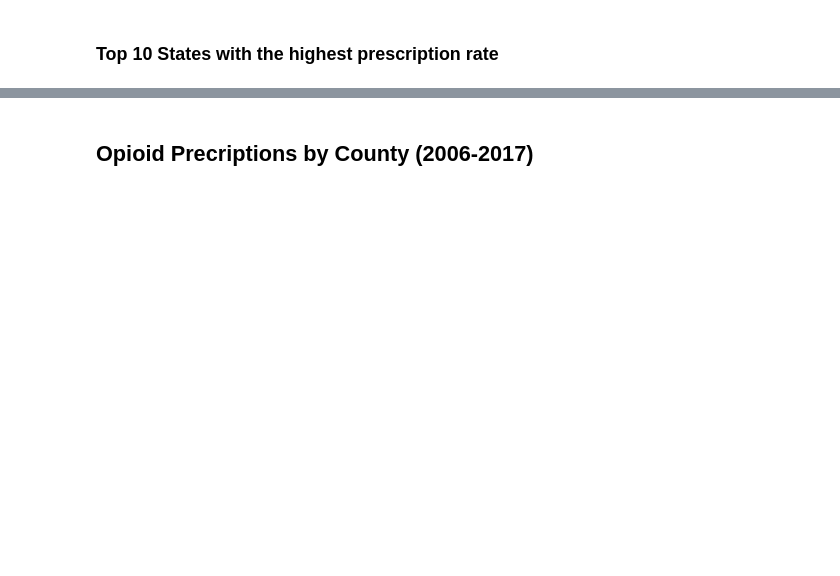
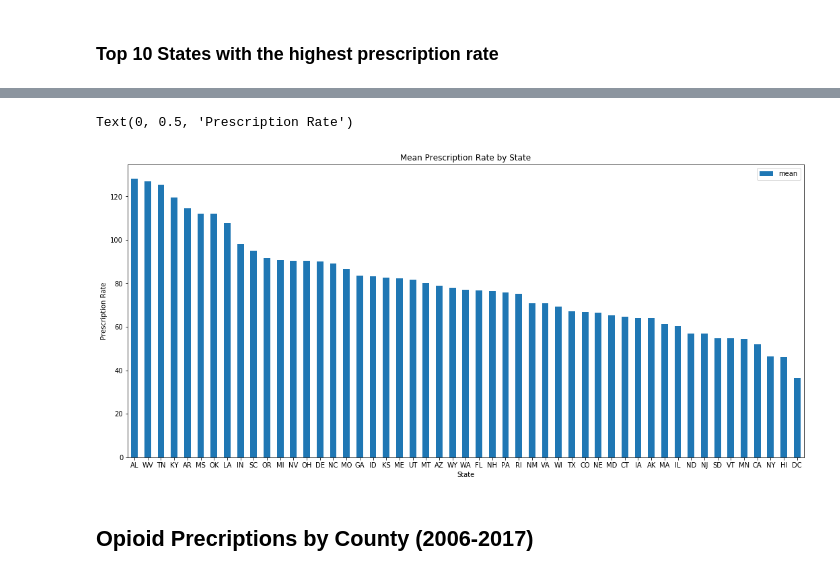
Before and after one commit to giswqs/Opioids-Tennessee, a Jupyter notebook: opioid-us.ipynb, the cells around one changed output, grey strips where cells are left out. Cells and saved outputs as stored; diff of their text form; code cells hidden in the pictures; blank space fills up the shorter version.

```diff
--- a/opioid-us.ipynb
+++ b/opioid-us.ipynb
@@ -107,9 +187,12 @@ ax.set_ylabel("Prescription Rate")
 # %%
-ax = df_state_sort.plot.bar(x=1, y=14, rot=0, title="Precription Rate by State")
+ax = df_state_sort.plot.bar(x=1, y=14, rot=0, title="Mean Prescription Rate by State")
 ax.set_xlabel("State")
 ax.set_ylabel("Prescription Rate")
+# %% [output]
+Text(0, 0.5, 'Prescription Rate')
+[figure, added]
 # %% [markdown]
-## Opioid Precriptions by County (2006-2017)
+## Opioid Precriptions by County (2006-2017)   <a class='anchor' id='opioid-by-county'></a>
 # %%
 df_county = pd.ExcelFile(in_county)
 sheet_names =df_county.sheet_names
```
Also changed, not shown: parts of 50 cells of this notebook, 8 other files.
